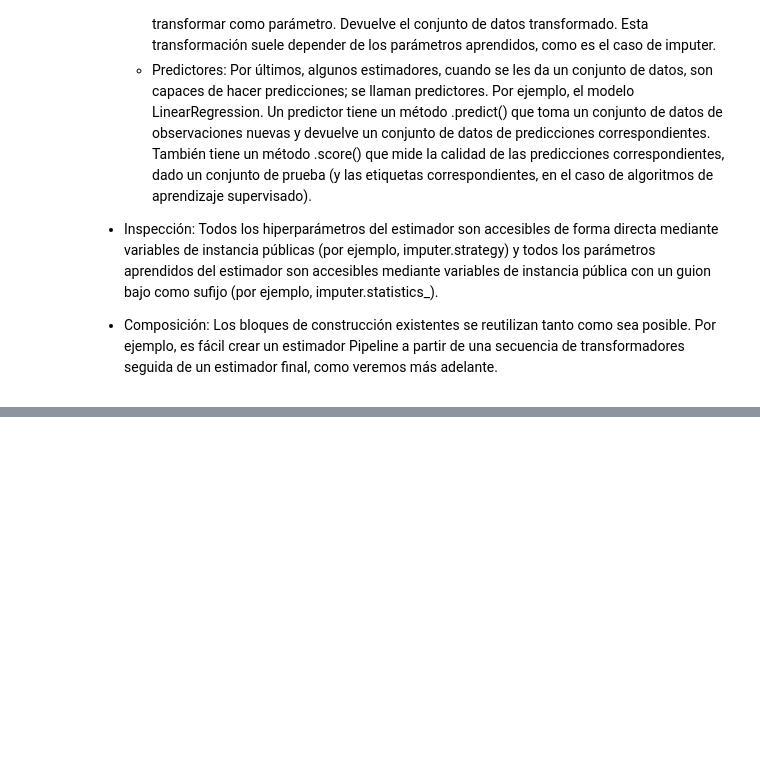
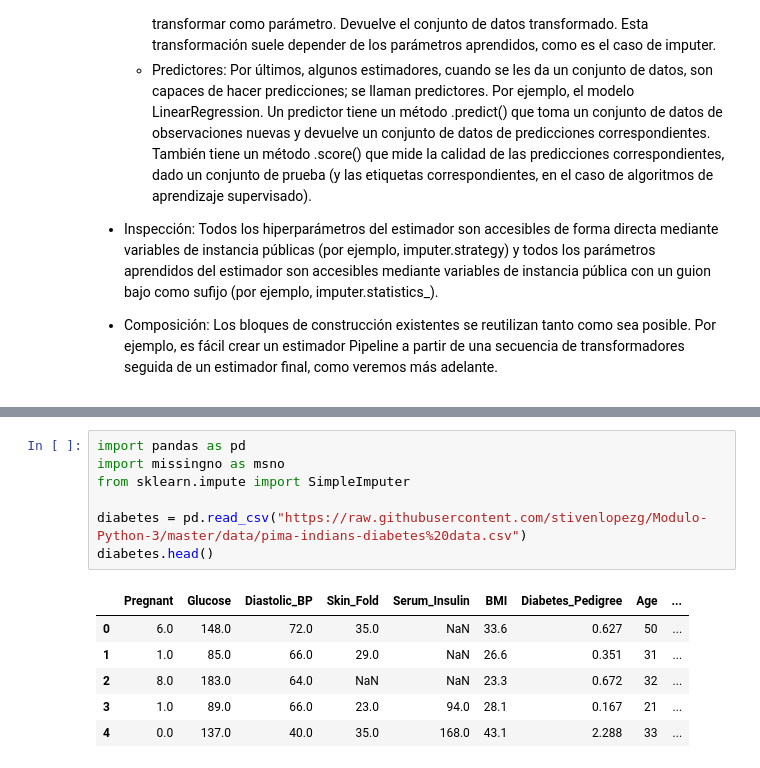
Before and after one commit to stivenlopezg/Modulo-Python-3, a Jupyter notebook: notebooks/clase-4.ipynb, the cells around one changed output, grey strips where cells are left out. Saved outputs shown, nothing was run; the diff lists cells and outputs as text; blank space fills up the shorter version.

```diff
--- a/notebooks/clase-4.ipynb
+++ b/notebooks/clase-4.ipynb
@@ -76,0 +186,14 @@ Estos son los principios de diseño más importantes:
+# %%
+import pandas as pd
+import missingno as msno
+from sklearn.impute import SimpleImputer
+
+diabetes = pd.read_csv("https://raw.githubusercontent.com/stivenlopezg/Modulo-Python-3/master/data/pima-indians-diabetes%20data.csv")
+diabetes.head()
+# %% [output]
+|  | Pregnant | Glucose | Diastolic_BP | Skin_Fold | Serum_Insulin | BMI | Diabetes_Pedigree | Age | ... |
+| 0 | 6.0 | 148.0 | 72.0 | 35.0 | NaN | 33.6 | 0.627 | 50 | ... |
+| 1 | 1.0 | 85.0 | 66.0 | 29.0 | NaN | 26.6 | 0.351 | 31 | ... |
+| 2 | 8.0 | 183.0 | 64.0 | NaN | NaN | 23.3 | 0.672 | 32 | ... |
+| 3 | 1.0 | 89.0 | 66.0 | 23.0 | 94.0 | 28.1 | 0.167 | 21 | ... |
+| 4 | 0.0 | 137.0 | 40.0 | 35.0 | 168.0 | 43.1 | 2.288 | 33 | ... |
```
Also changed, not shown: parts of 16 cells of this notebook, 1 other file.
